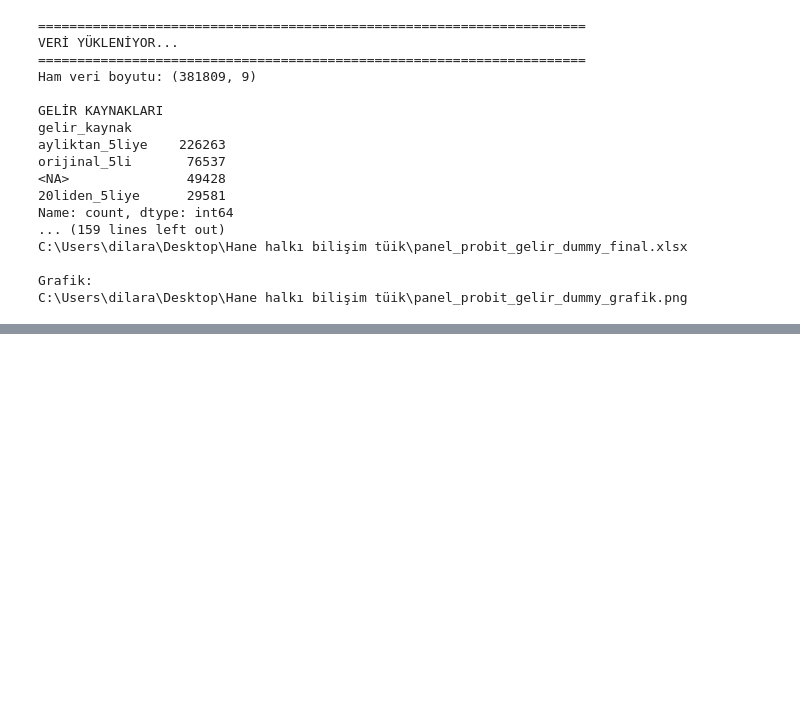
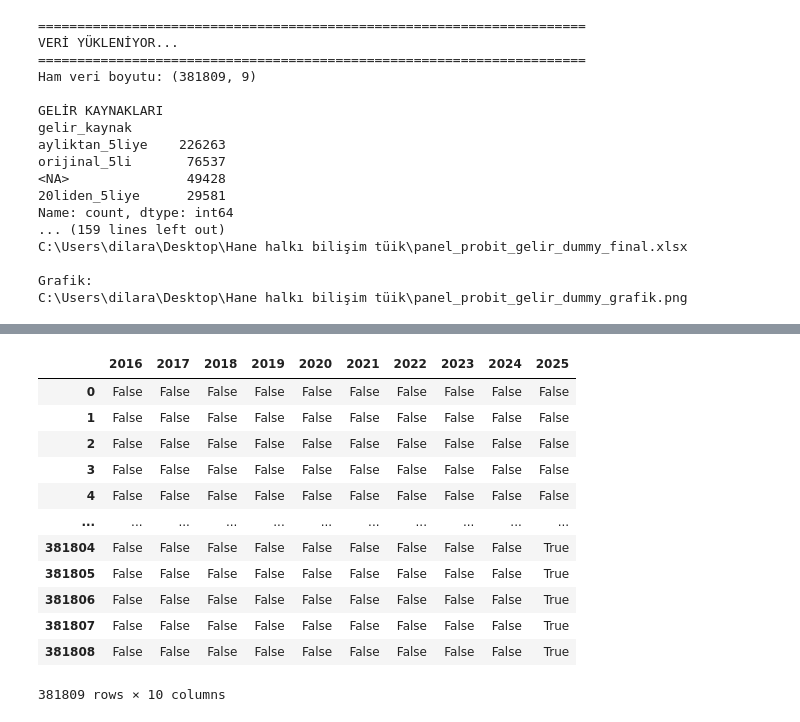
Before and after one commit to dilarasenay/hanehalki-bilisim-teknolojileri-tuik, a Jupyter notebook: concatislemleri.ipynb, the cells around one changed output, grey strips where cells are left out. Drawn from its saved outputs; the diff is of its cells as text; code cells hidden in the pictures; blank space fills up the shorter version.

```diff
--- a/concatislemleri.ipynb
+++ b/concatislemleri.ipynb
@@ -2062,0 +2065,22 @@ C:\Users\dilara\Desktop\Hane halkı bilişim tüik\panel_probit_gelir_dummy_graf
+# %%
+hanefert2015 = pd.read_csv(r"C:\Users\dilara\Desktop\Hane halkı bilişim tüik\ferthane\yıl2015.csv")
+hanefert2016 = pd.read_csv(r"C:\Users\dilara\Desktop\Hane halkı bilişim tüik\ferthane\yıl2016.csv")
+hanefert2017 = pd.read_csv(r"C:\Users\dilara\Desktop\Hane halkı bilişim tüik\düzeltilmiş2017birleşikveriler\2017ferthane.csv")
+hanefert2018 = pd.read_csv(r"C:\Users\dilara\Desktop\Hane halkı bilişim tüik\ferthane\yıl2018.csv")
+hanefert2019 = pd.read_csv(r"C:\Users\dilara\Desktop\Hane halkı bilişim tüik\ferthane\yıl2019.csv")
+hanefert2020 = pd.read_csv(r"C:\Users\dilara\Desktop\Hane halkı bilişim tüik\ferthane\yıl2020.csv")
+hanefert2021 = pd.read_csv(r"C:\Users\dilara\Desktop\Hane halkı bilişim tüik\ferthane\yıl2021.csv")
+hanefert2022 = pd.read_csv(r"C:\Users\dilara\Desktop\Hane halkı bilişim tüik\ferthane\yıl2022.csv")
+hanefert2023 = pd.read_csv(r"C:\Users\dilara\Desktop\Hane halkı bilişim tüik\ferthane\yıl2023.csv")
+hanefert2024 = pd.read_csv(r"C:\Users\dilara\Desktop\Hane halkı bilişim tüik\ferthane\yıl2024.csv")
+hanefert2025 = pd.read_csv(r"C:\Users\dilara\Desktop\Hane halkı bilişim tüik\ferthane\yıl2025.csv")
+# %%
+fert_list = [
+    hanefert2015, hanefert2016, hanefert2017, hanefert2018,
+    hanefert2019, hanefert2020, hanefert2021, hanefert2022,
+    hanefert2023, hanefert2024, hanefert2025
+]
+
+fert_panel = pd.concat(fert_list, ignore_index=True)
+
+fert_panel.shape
@@ -2062,0 +2118,16 @@ C:\Users\dilara\Desktop\Hane halkı bilişim tüik\panel_probit_gelir_dummy_graf
+# %%
+pd.get_dummies(fert_panel["referans yıl"], drop_first=True)
+# %% [output]
+|  | 2016 | 2017 | 2018 | 2019 | 2020 | 2021 | 2022 | 2023 | 2024 | 2025 |
+| 0 | False | False | False | False | False | False | False | False | False | False |
+| 1 | False | False | False | False | False | False | False | False | False | False |
+| 2 | False | False | False | False | False | False | False | False | False | False |
+| 3 | False | False | False | False | False | False | False | False | False | False |
+| 4 | False | False | False | False | False | False | False | False | False | False |
+| ... | ... | ... | ... | ... | ... | ... | ... | ... | ... | ... |
+| 381804 | False | False | False | False | False | False | False | False | False | True |
+| 381805 | False | False | False | False | False | False | False | False | False | True |
+| 381806 | False | False | False | False | False | False | False | False | False | True |
+| 381807 | False | False | False | False | False | False | False | False | False | True |
+| 381808 | False | False | False | False | False | False | False | False | False | True |
+381809 rows × 10 columns
```
Also changed, not shown: parts of 5 cells of this notebook, 4 other files.
